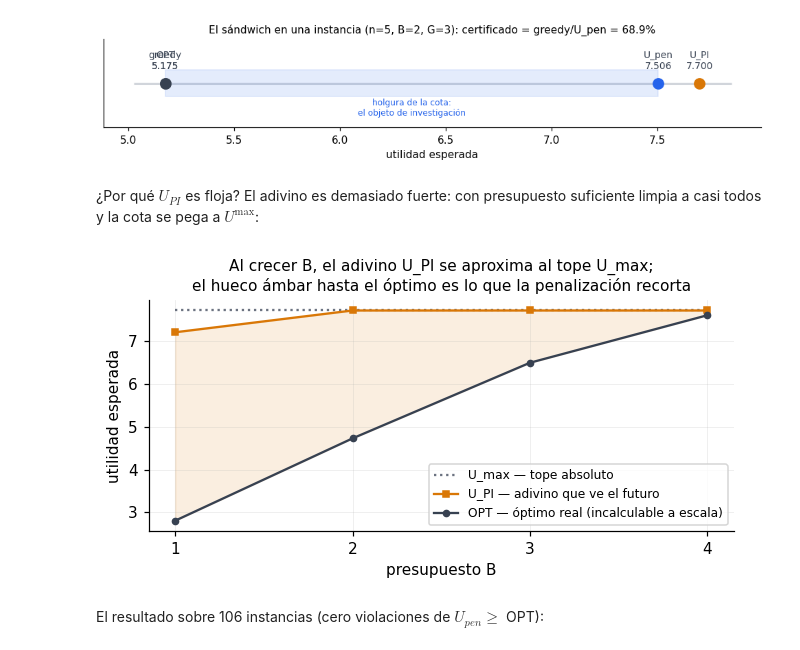
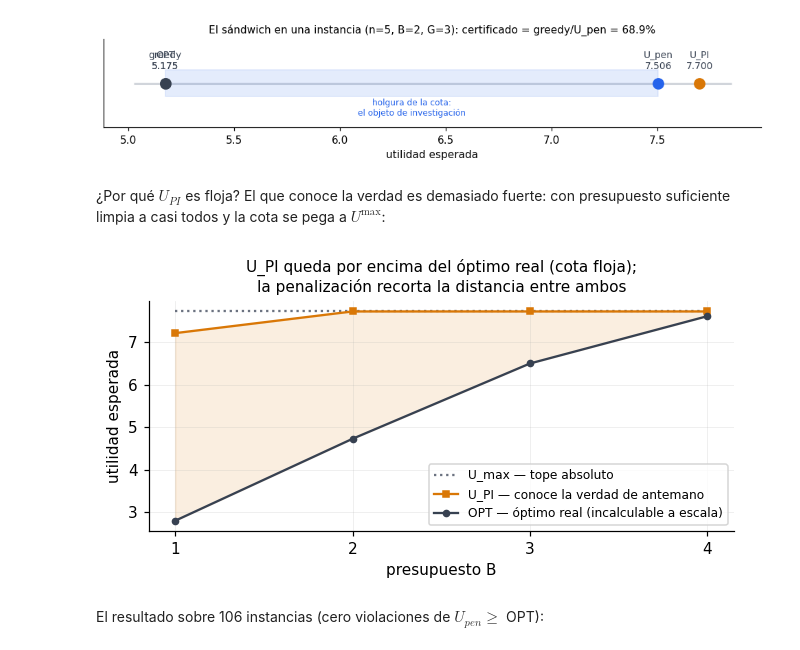
Before and after one commit to Vladi-roSP/pooled-testing-dynamic, a Jupyter notebook: augmented/notebooks/sesion_francisco.ipynb, the cells around one changed output. Drawn from its saved outputs; the diff is of its cells as text; code cells hidden in the pictures.

Commit message:
style(notebooks): quita 'adivino' y 'hueco ámbar'; explica U_pen con la multa que es gratis para el honesto

```diff
--- a/augmented/notebooks/sesion_francisco.ipynb
+++ b/augmented/notebooks/sesion_francisco.ipynb
@@ -192,37 +198,37 @@ fig.tight_layout(); plt.show()
 # %% [output]
 [figure]
 # %% [markdown]
-¿Por qué $U_{PI}$ es floja? El adivino es demasiado fuerte: con presupuesto
-suficiente limpia a casi todos y la cota se pega a $U^{\max}$:
+¿Por qué $U_{PI}$ es floja? El que conoce la verdad es demasiado fuerte: con
+presupuesto suficiente limpia a casi todos y la cota se pega a $U^{\max}$:
 # %%
 from augmented.baselines import u_max
 
 Bs = [1, 2, 3, 4]
 curves = {'OPT': [], 'U_PI': [], 'U_max': []}
 for Bx in Bs:
     o = up = um = 0.0
     K = 4
     for s in range(K):
         rng = random.Random(100 + s)
         pp = [rng.uniform(0.25, 0.6) for _ in range(5)]
         uu = [rng.uniform(1.0, 5.0) for _ in range(5)]
         o += solve_optimal_dapts(pp, uu, Bx, 3)[0] / K
         up += u_pi_exact(pp, uu, Bx, 3) / K
         um += u_max(pp, uu) / K
     curves['OPT'].append(o); curves['U_PI'].append(up); curves['U_max'].append(um)
 
 fig, ax = plt.subplots(figsize=(6, 3.2))
 ax.plot(Bs, curves['U_max'], ls=':', color=GRIS, label='U_max — tope absoluto')
-ax.plot(Bs, curves['U_PI'], marker='s', ms=4, color=AMBAR, label='U_PI — adivino que ve el futuro')
+ax.plot(Bs, curves['U_PI'], marker='s', ms=4, color=AMBAR, label='U_PI — conoce la verdad de antemano')
 ax.plot(Bs, curves['OPT'], marker='o', ms=4, color=TINTA, label='OPT — óptimo real (incalculable a escala)')
 ax.fill_between(Bs, curves['OPT'], curves['U_PI'], color=AMBAR, alpha=0.12)
 ax.set_xticks(Bs); ax.set_xlabel('presupuesto B')
 ax.set_ylabel('utilidad esperada')
-ax.set_title('Al crecer B, el adivino U_PI se aproxima al tope U_max;\nel hueco ámbar hasta el óptimo es lo que la penalización recorta', fontsize=10)
+ax.set_title('U_PI queda por encima del óptimo real (cota floja);\nla penalización recorta la distancia entre ambos', fontsize=10)
 ax.legend(fontsize=8)
 fig.tight_layout(); plt.show()
 # %% [output]
-[figure, old version]
+[figure, new version]
 # %% [markdown]
 El resultado sobre 106 instancias (cero violaciones de $U_{pen} \ge$ OPT):
 # %%
```
Also changed, not shown: parts of 2 cells of this notebook, 1 other file.
